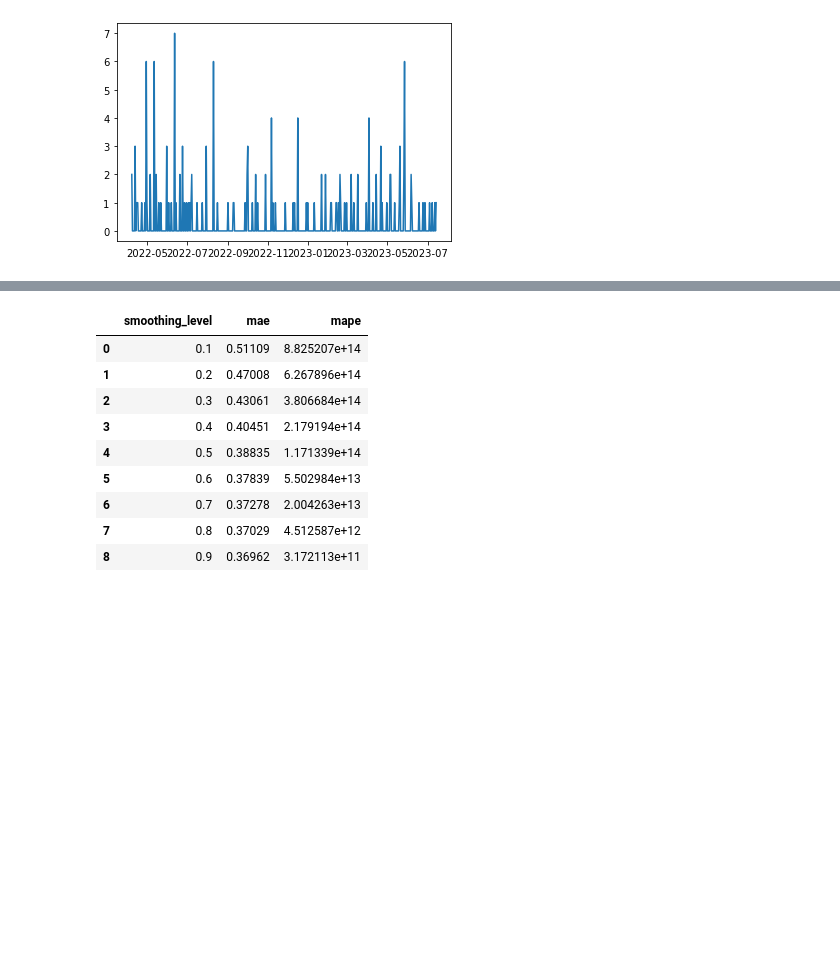
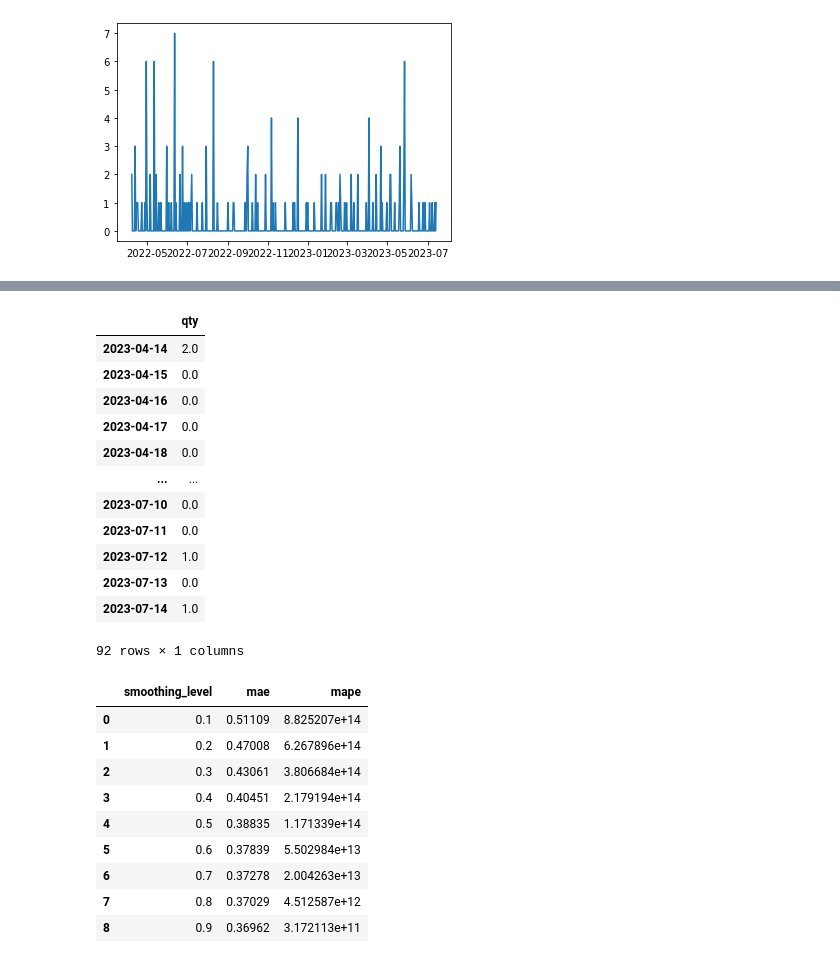
Before and after one commit to kevanoktavio/CloudWine_DemandPrediction, a Jupyter notebook: development/notebooks/cara_model.ipynb, the cells around one changed output, grey strips where cells are left out. Saved outputs shown, nothing was run; the diff lists cells and outputs as text; code cells hidden in the pictures; blank space fills up the shorter version.

```diff
--- a/development/notebooks/cara_model.ipynb
+++ b/development/notebooks/cara_model.ipynb
@@ -178,3 +194,19 @@ test = for_model.iloc[math.ceil(size*0.8)::]
+# %%
+test
+# %% [output]
+|  | qty |
+| 2023-04-14 | 2.0 |
+| 2023-04-15 | 0.0 |
+| 2023-04-16 | 0.0 |
+| 2023-04-17 | 0.0 |
+| 2023-04-18 | 0.0 |
+| ... | ... |
+| 2023-07-10 | 0.0 |
+| 2023-07-11 | 0.0 |
+| 2023-07-12 | 1.0 |
+| 2023-07-13 | 0.0 |
+| 2023-07-14 | 1.0 |
+92 rows × 1 columns
 # %%
 ses_results = pd.DataFrame([], columns=['smoothing_level', 'mae', 'mape'])
 
```
Also changed, not shown: parts of 7 cells of this notebook, 1 other file.
